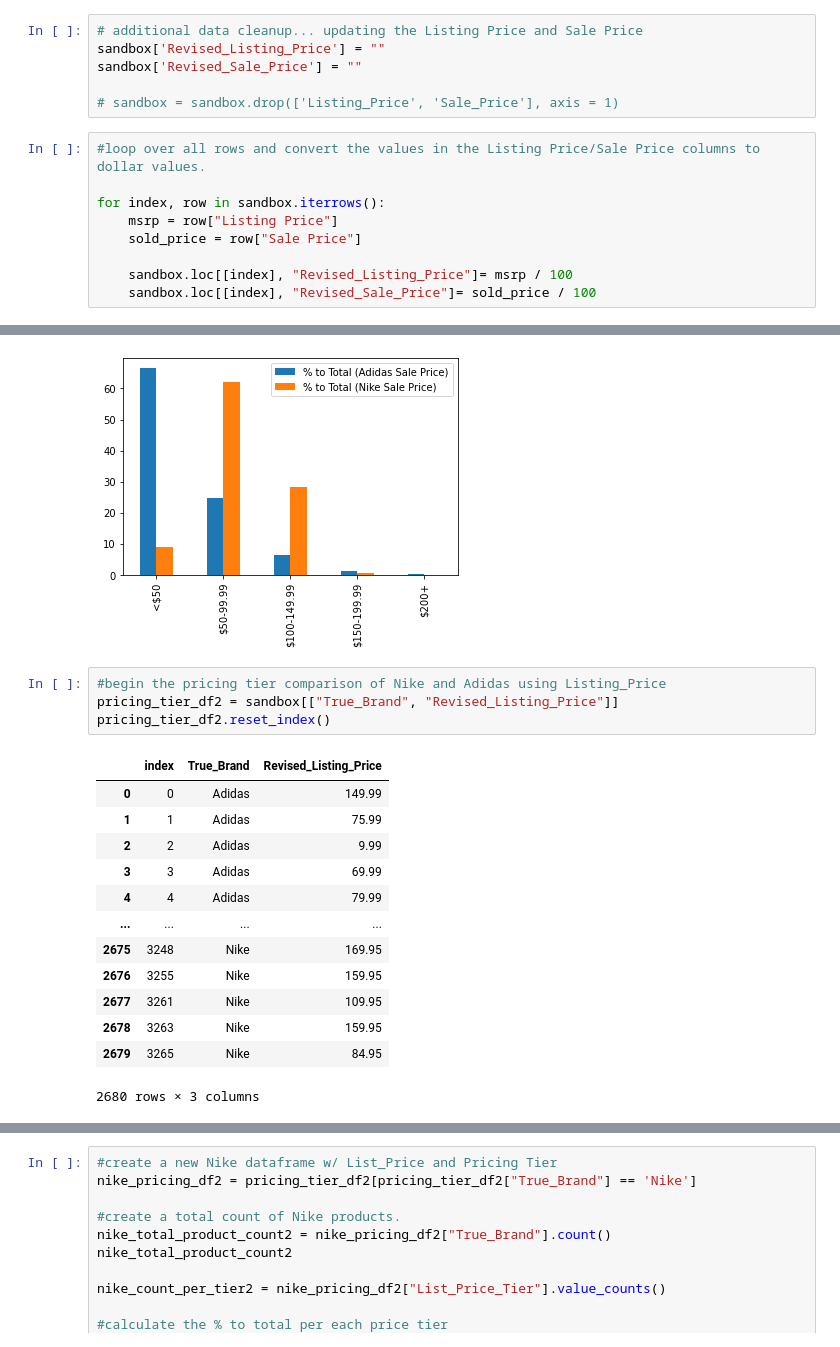
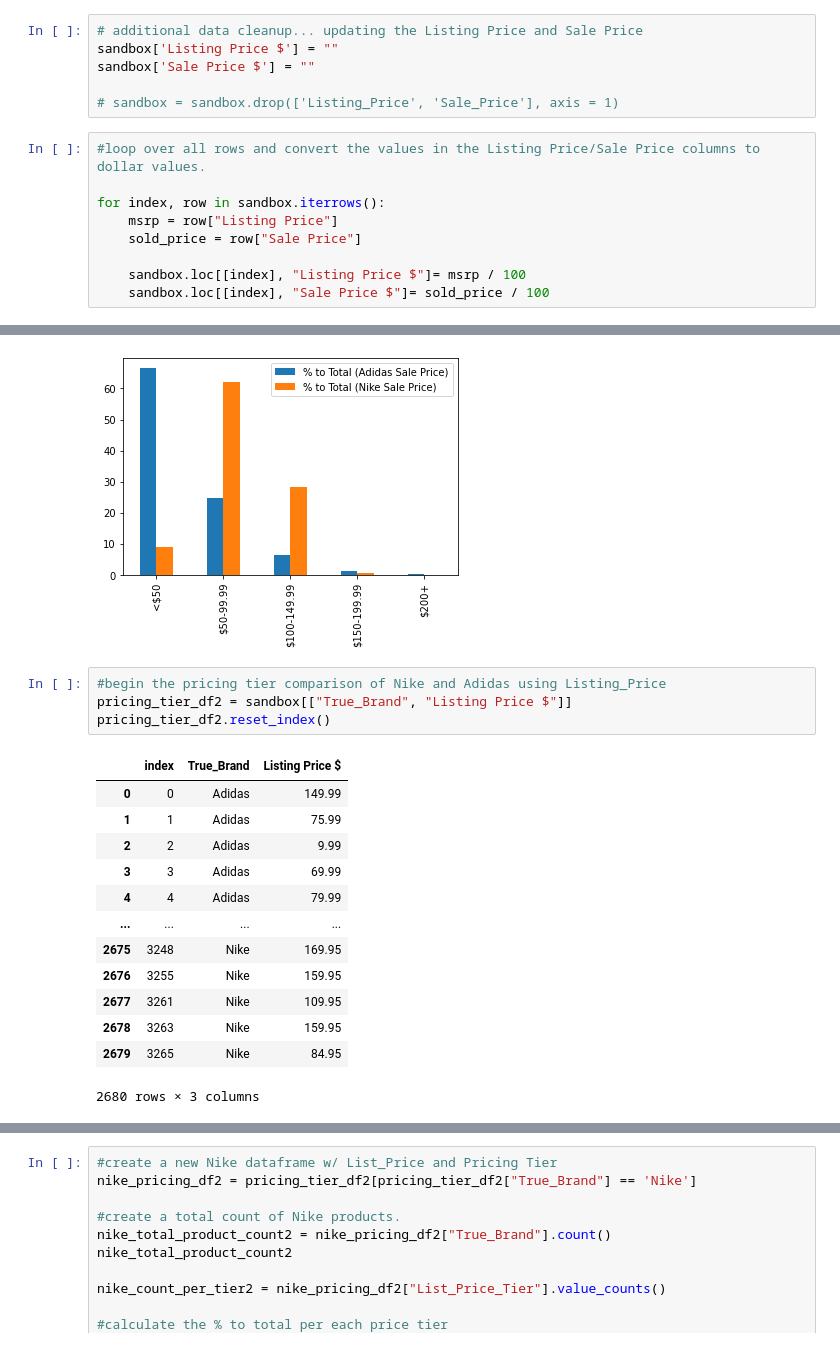
Before and after one commit to abgarberpaul/Nike-vs-Adidas, a Jupyter notebook: CHOO_Data_Exploration.ipynb, the cells around one changed output, grey strips where cells are left out. Saved outputs shown, nothing was run; the diff lists cells and outputs as text.

```diff
--- a/CHOO_Data_Exploration.ipynb
+++ b/CHOO_Data_Exploration.ipynb
@@ -135,8 +135,8 @@ sandbox
 2680 rows × 12 columns
 # %%
 # additional data cleanup... updating the Listing Price and Sale Price
-sandbox['Revised_Listing_Price'] = ""
-sandbox['Revised_Sale_Price'] = ""
+sandbox['Listing Price $'] = ""
+sandbox['Sale Price $'] = ""
 
 # sandbox = sandbox.drop(['Listing_Price', 'Sale_Price'], axis = 1)
 # %%
@@ -146,6 +146,6 @@ for index, row in sandbox.iterrows():
     msrp = row["Listing Price"]
     sold_price = row["Sale Price"]
 
-    sandbox.loc[[index], "Revised_Listing_Price"]= msrp / 100
-    sandbox.loc[[index], "Revised_Sale_Price"]= sold_price / 100
+    sandbox.loc[[index], "Listing Price $"]= msrp / 100
+    sandbox.loc[[index], "Sale Price $"]= sold_price / 100
 # %%
@@ -283,10 +278,10 @@ plt.show()
 [figure]
 # %%
 #begin the pricing tier comparison of Nike and Adidas using Listing_Price
-pricing_tier_df2 = sandbox[["True_Brand", "Revised_Listing_Price"]]
+pricing_tier_df2 = sandbox[["True_Brand", "Listing Price $"]]
 pricing_tier_df2.reset_index()
 # %% [output]
-|  | index | True_Brand | Revised_Listing_Price |
+|  | index | True_Brand | Listing Price $ |
 | 0 | 0 | Adidas | 149.99 |
 | 1 | 1 | Adidas | 75.99 |
 | 2 | 2 | Adidas | 9.99 |
```
Also changed, not shown: parts of 5 cells of this notebook.
